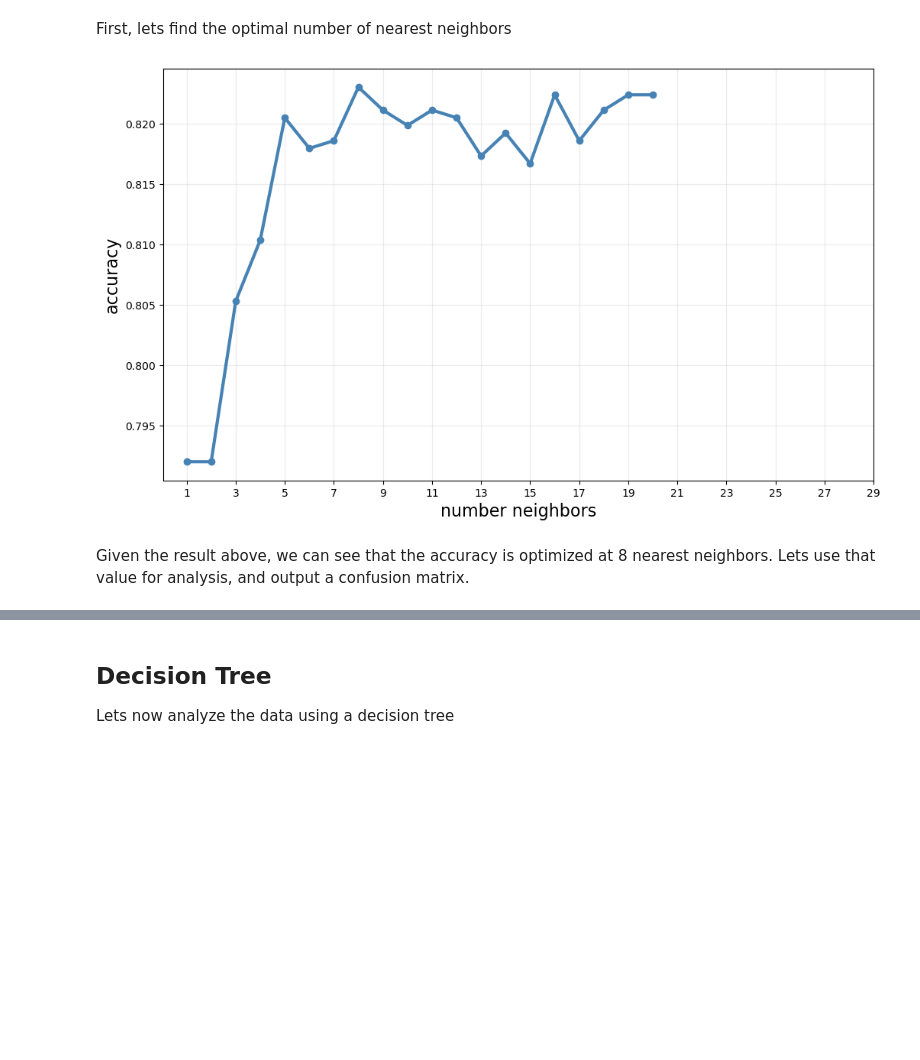
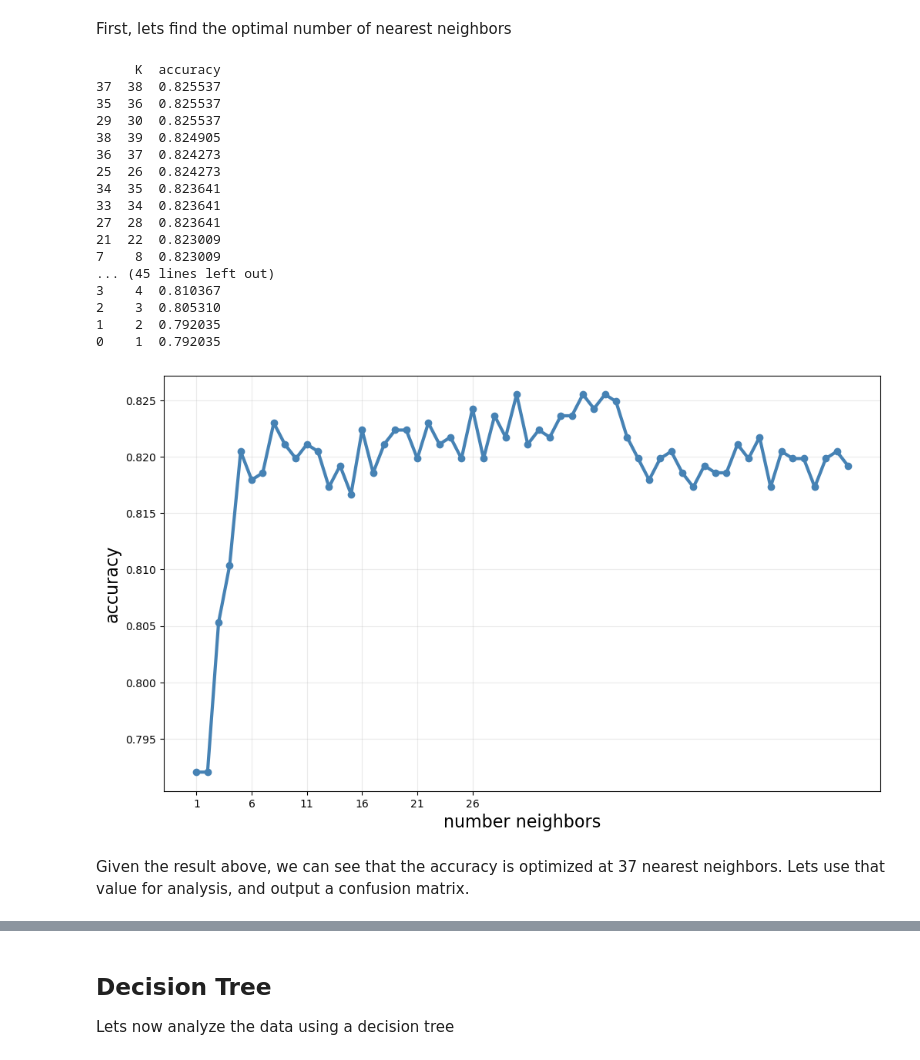
Before and after one commit to ReeseSThomp/School-MLSupervised-Final, a Jupyter notebook: SupervisedML_FinalProject.ipynb, the cells around one changed output, grey strips where cells are left out. Saved outputs shown, nothing was run; the diff lists cells and outputs as text; code cells hidden in the pictures; blank space fills up the shorter version.

```diff
--- a/SupervisedML_FinalProject.ipynb
+++ b/SupervisedML_FinalProject.ipynb
@@ -236,7 +234,8 @@ import pandas as pd
 
 poly_r_squared_results = {}
 poly_used = []
-for column in X_train.columns:
+for feature in linear_r_squared_results:
+    column = feature['feature']
     previous_r_2 = 0
     improvement = 0
     for degree in range(1, 16):
@@ -323,37 +322,60 @@ First, lets find the optimal number of nearest neighbors
 # %%
 from sklearn.neighbors import KNeighborsClassifier
 from sklearn.preprocessing import StandardScaler
 from sklearn.metrics import classification_report
 from sklearn.model_selection import GridSearchCV
 import numpy as np
 
 
 acc = []
 wacc = []
-allks = range(1,21)
+allks = range(1,61)
+results = []
 
 scaler = StandardScaler()
 X_train_scaled = scaler.fit_transform(X_train)
 X_test_scaled = scaler.transform(X_test)
 
-for K in range(1, 21):
+for K in allks:
     knn = KNeighborsClassifier(n_neighbors=K, weights='distance')
     knn = knn.fit(X_train_scaled, y_train)
 
     y_pred = knn.predict(X_test_scaled)
 
     accuracy = np.sum(y_pred == y_test) / len(y_pred)
+    results.append({'K': K, 'accuracy': accuracy})
+
 
     acc.append(accuracy)
 
+results_df = pd.DataFrame(results)
+results_df = results_df.sort_values(by='accuracy', ascending=False)
+print(results_df)
 fig, ax = plt.subplots(nrows=1,ncols=1,figsize=(12,7))
 ax.plot(allks, acc, marker="o", color="steelblue", lw=3, label="unweighted")
 ax.set_xlabel("number neighbors", fontsize=16)
 ax.set_ylabel("accuracy", fontsize=16)
-plt.xticks(range(1,31,2))
+plt.xticks(range(1,31,5))
 ax.grid(alpha=0.25)
 # %% [output]
+     K  accuracy
+37  38  0.825537
+35  36  0.825537
+29  30  0.825537
+38  39  0.824905
+36  37  0.824273
+25  26  0.824273
+34  35  0.823641
+33  34  0.823641
+27  28  0.823641
+21  22  0.823009
+7    8  0.823009
+... (45 lines left out)
+3    4  0.810367
+2    3  0.805310
+1    2  0.792035
+0    1  0.792035
-[figure, old version]
+[figure, new version]
 # %% [markdown]
-Given the result above, we can see that the accuracy is optimized at 8 nearest neighbors.  Lets use that value for analysis, and output a confusion matrix.
+Given the result above, we can see that the accuracy is optimized at 37 nearest neighbors.  Lets use that value for analysis, and output a confusion matrix.
 # %%
```
Also changed, not shown: parts of 9 cells of this notebook.
